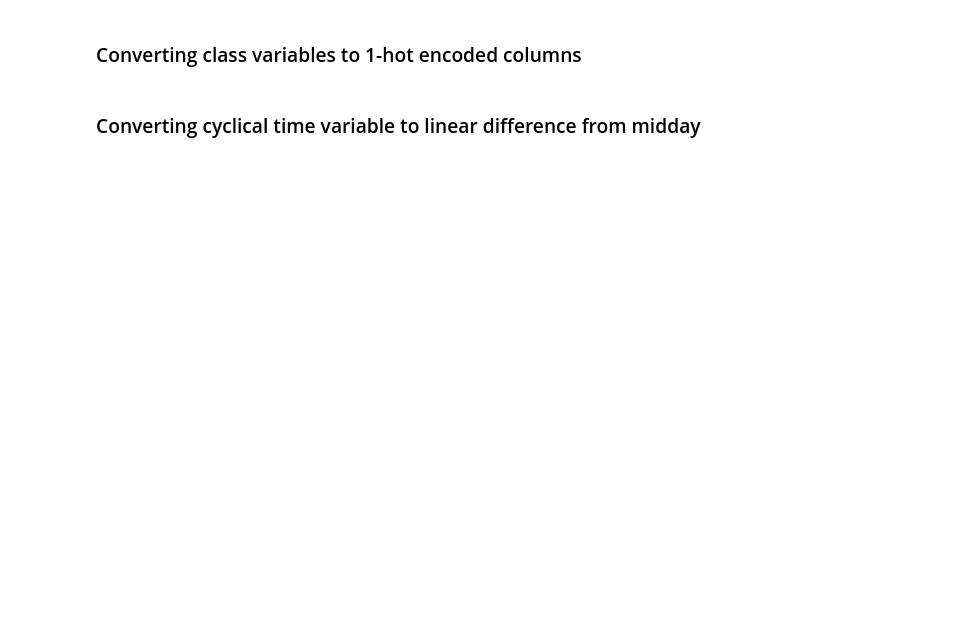
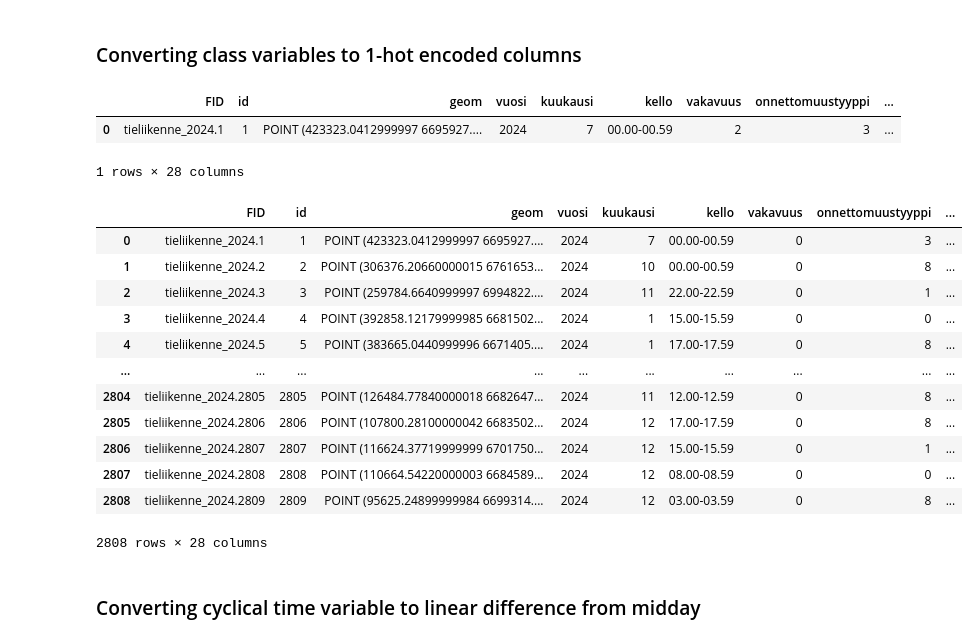
Before and after one commit to TopiAhola/data-and-ml-group5, a Jupyter notebook: project/traffic_accidents_analysis.ipynb, the cells around one changed output. Saved outputs shown, nothing was run; the diff lists cells and outputs as text; code cells hidden in the pictures; blank space fills up the shorter version.

Commit message:
vakavuus 0 tai 1

```diff
--- a/project/traffic_accidents_analysis.ipynb
+++ b/project/traffic_accidents_analysis.ipynb
@@ -105,6 +165,29 @@ accident_types_columns = {
 # Create columns 'typeX' and assign boolean 1 or 0
 for type_number, column_name in accident_types_columns.items():
     df_accidents[column_name] = [1 if accident_type == type_number else 0 for accident_type in df_accidents['onnettomuustyyppi']]
+
+df_accidents.head(1)
+# %% [output]
+|  | FID | id | geom | vuosi | kuukausi | kello | vakavuus | onnettomuustyyppi | ... |
+| 0 | tieliikenne_2024.1 | 1 | POINT (423323.0412999997 6695927.... | 2024 | 7 | 00.00-00.59 | 2 | 3 | ... |
+1 rows × 28 columns
+# %%
+# Convert accident lethality to 0 or 1
+df_accidents['vakavuus'] = [1 if vakavuus == 1 else 0 for vakavuus in df_accidents['vakavuus']]
+# %% [output]
+|  | FID | id | geom | vuosi | kuukausi | kello | vakavuus | onnettomuustyyppi | ... |
+| 0 | tieliikenne_2024.1 | 1 | POINT (423323.0412999997 6695927.... | 2024 | 7 | 00.00-00.59 | 0 | 3 | ... |
+| 1 | tieliikenne_2024.2 | 2 | POINT (306376.20660000015 6761653... | 2024 | 10 | 00.00-00.59 | 0 | 8 | ... |
+| 2 | tieliikenne_2024.3 | 3 | POINT (259784.6640999997 6994822.... | 2024 | 11 | 22.00-22.59 | 0 | 1 | ... |
+| 3 | tieliikenne_2024.4 | 4 | POINT (392858.12179999985 6681502... | 2024 | 1 | 15.00-15.59 | 0 | 0 | ... |
+| 4 | tieliikenne_2024.5 | 5 | POINT (383665.0440999996 6671405.... | 2024 | 1 | 17.00-17.59 | 0 | 8 | ... |
+| ... | ... | ... | ... | ... | ... | ... | ... | ... | ... |
+| 2804 | tieliikenne_2024.2805 | 2805 | POINT (126484.77840000018 6682647... | 2024 | 11 | 12.00-12.59 | 0 | 8 | ... |
+| 2805 | tieliikenne_2024.2806 | 2806 | POINT (107800.28100000042 6683502... | 2024 | 12 | 17.00-17.59 | 0 | 8 | ... |
+| 2806 | tieliikenne_2024.2807 | 2807 | POINT (116624.37719999999 6701750... | 2024 | 12 | 15.00-15.59 | 0 | 1 | ... |
+| 2807 | tieliikenne_2024.2808 | 2808 | POINT (110664.54220000003 6684589... | 2024 | 12 | 08.00-08.59 | 0 | 0 | ... |
+| 2808 | tieliikenne_2024.2809 | 2809 | POINT (95625.24899999984 6699314.... | 2024 | 12 | 03.00-03.59 | 0 | 8 | ... |
+2808 rows × 28 columns
 # %% [markdown]
 ### Converting cyclical time variable to linear difference from midday
 # %%
```
Also changed, not shown: parts of 6 cells of this notebook.
